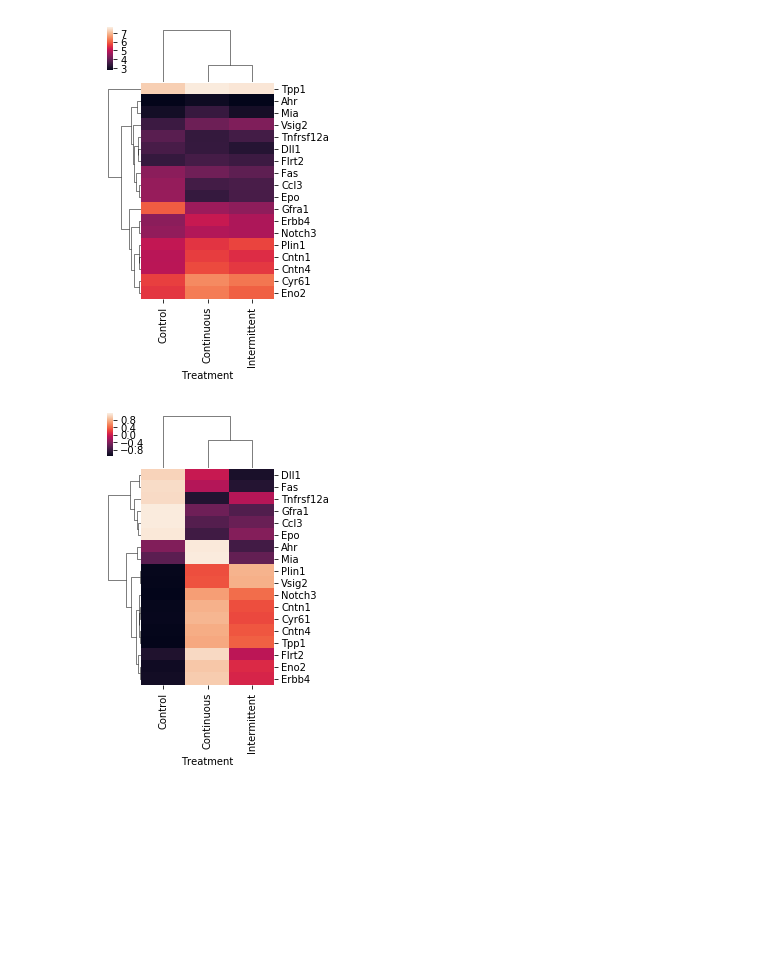
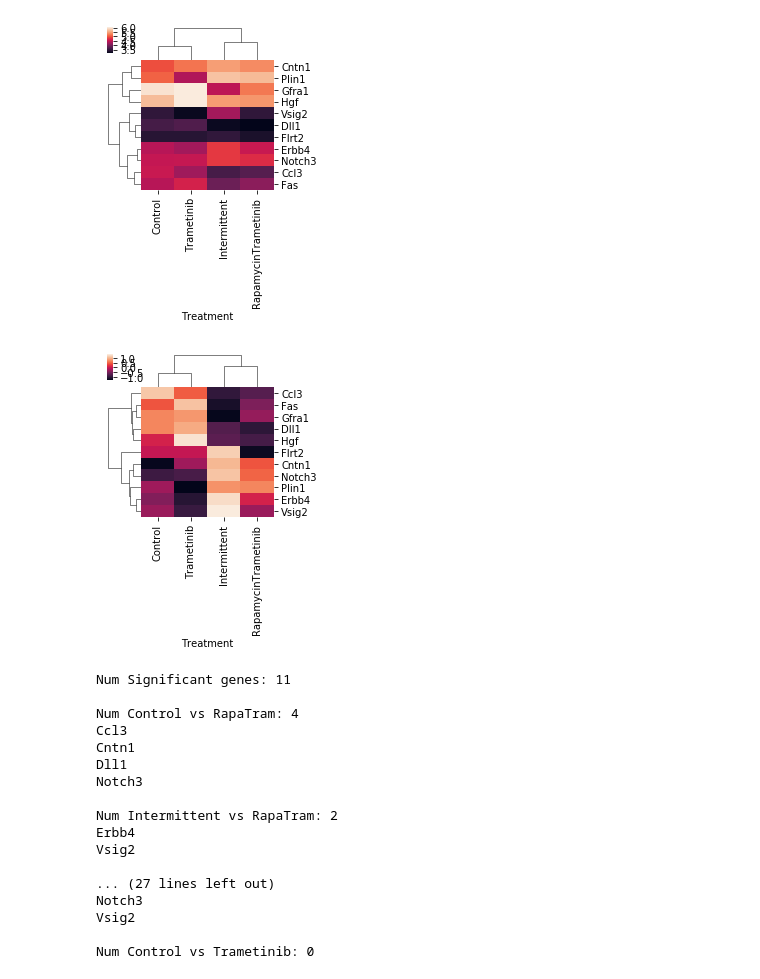
Before and after one commit to carolinamonzo/LG_proteomics, a Jupyter notebook: scripts/olink_diffabund.ipynb, the cells around one changed output. Drawn from its saved outputs; the diff is of its cells as text; code cells hidden in the pictures; blank space fills up the shorter version.

Commit message:
adapted to fit Lisonia

```diff
--- a/scripts/olink_diffabund.ipynb
+++ b/scripts/olink_diffabund.ipynb
@@ -35,8 +35,8 @@ path = "../analysis/plots/"
 #run_type = "dry"
 run_type = "wet"
 
-run_user = "Maarouf"
-#run_user = "Lisonia"
+#run_user = "Maarouf"
+run_user = "Lisonia"
 
 #sex = "f"
 sex = "m"
@@ -243,15 +291,21 @@ T-test
 # %%
 for gene in sig_genes:
     fig, ax = plt.subplots(figsize = (4,4))
-    sns.boxplot(data = mer.loc[:, [gene, "Treatment"]].reset_index(), x = "Treatment", y = gene,
-            order = ["Control", "Intermittent", "Continuous"], palette = palette, fliersize = 0)
-    sns.swarmplot(data = mer.loc[:, [gene, "Treatment"]].reset_index(), x = "Treatment", y = gene,
-            order = ["Control", "Intermittent", "Continuous"], color = "black")
+    if run_user == "Maarouf":
+        sns.boxplot(data = mer.loc[:, [gene, "Treatment"]].reset_index(), x = "Treatment", y = gene,
+                order = ["Control", "Intermittent", "Continuous"], palette = palette, fliersize = 0)
+        sns.swarmplot(data = mer.loc[:, [gene, "Treatment"]].reset_index(), x = "Treatment", y = gene,
+                order = ["Control", "Intermittent", "Continuous"], color = "black")
+    elif run_user == "Lisonia":
+        sns.boxplot(data = mer.loc[:, [gene, "Treatment"]].reset_index(), x = "Treatment", y = gene,
+                order = ["Control", "Intermittent", "RapamycinTrametinib", "Trametinib"], palette = palette, fliersize = 0)
+        sns.swarmplot(data = mer.loc[:, [gene, "Treatment"]].reset_index(), x = "Treatment", y = gene,
+                order = ["Control", "Intermittent", "RapamycinTrametinib", "Trametinib"], color = "black")
     plt.ylabel(f"{gene} (NPX)")
     ax.yaxis.label.set_size(18)
     plt.ylim(0, None)
     plt.xlabel("")
-    ax.tick_params(axis = "x", labelsize = 12)
+    ax.tick_params(axis = "x", labelsize = 12, rotation = 45)
     ax.tick_params(axis = "y", labelsize = 12)
     plt.style.context('seaborn-darkgrid')
     ax.spines["right"].set_visible(False)
@@ -281,18 +333,18 @@ for gene in sig_genes:
 # Subset
 subs = mer.loc[:, sig_genes + ["Treatment"]]
 # %%
-cm = sns.clustermap(subs.groupby("Treatment").median().T, figsize = (3, 5))
+cm = sns.clustermap(subs.groupby("Treatment").median().T, figsize = (3, 3))
 matplotlib.rcParams['pdf.fonttype'] = 42
 #plt.tight_layout()
 
 if run_type != "dry":
     cm.savefig("{}/HeatmapNPXvalues_{}_{}_{}.pdf".format(path, sex, run_user, new_day))
 else:
     cm.show()
 # %% [output]
-[figure, old version]
+[figure, new version]
 # %%
-cm = sns.clustermap(subs.groupby("Treatment").median().T, figsize = (3, 5), z_score = 0)
+cm = sns.clustermap(subs.groupby("Treatment").median().T, figsize = (3, 3), z_score = 0)
 matplotlib.rcParams['pdf.fonttype'] = 42
 #plt.tight_layout()
 
@@ -301,4 +353,43 @@ if run_type != "dry":
 else:
     cm.show()
 # %% [output]
-[figure, old version]
+[figure, new version]
+# %%
+if run_user == "Lisonia":
+    print(f"Num Significant genes: {len(sig_genes)}")
+    print(f"\nNum Control vs RapaTram: {len(ctrl_RT)}")
+    for e in ctrl_RT:
+        print(e)
+    print(f"\nNum Intermittent vs RapaTram: {len(inter_RT)}")
+    for e in inter_RT:
+        print(e)
+    print(f"\nNum Trametinib vs RapaTram: {len(tram_RT)}")
+    for e in tram_RT:
+        print(e)
+    print(f"\nNum Intermittent vs Trametinib: {len(inter_tram)}")
+    for e in inter_tram:
+        print(e)
+    print(f"\nNum Control vs Intermittent: {len(ctrl_inter)}")
+    for e in ctrl_inter:
+        print(e)
+    print(f"\nNum Control vs Trametinib: {len(ctrl_tram)}")
+    for e in ctrl_tram:
+        print(e)
+# %% [output]
+Num Significant genes: 11
+
+Num Control vs RapaTram: 4
+Ccl3
+Cntn1
+Dll1
+Notch3
+
+Num Intermittent vs RapaTram: 2
+Erbb4
+Vsig2
+
+... (27 lines left out)
+Notch3
+Vsig2
+
+Num Control vs Trametinib: 0
```
Also changed, not shown: parts of 4 cells of this notebook.
